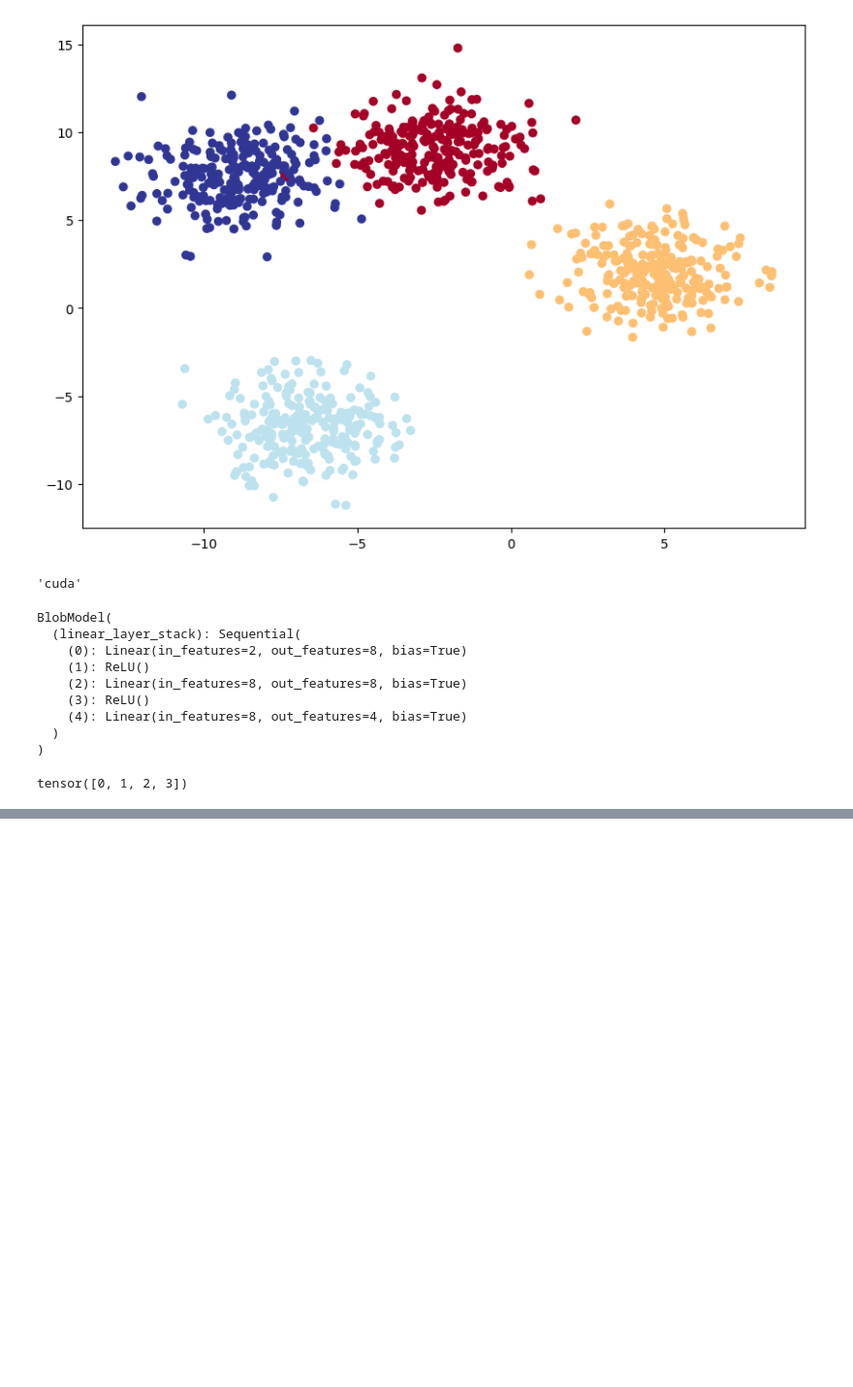
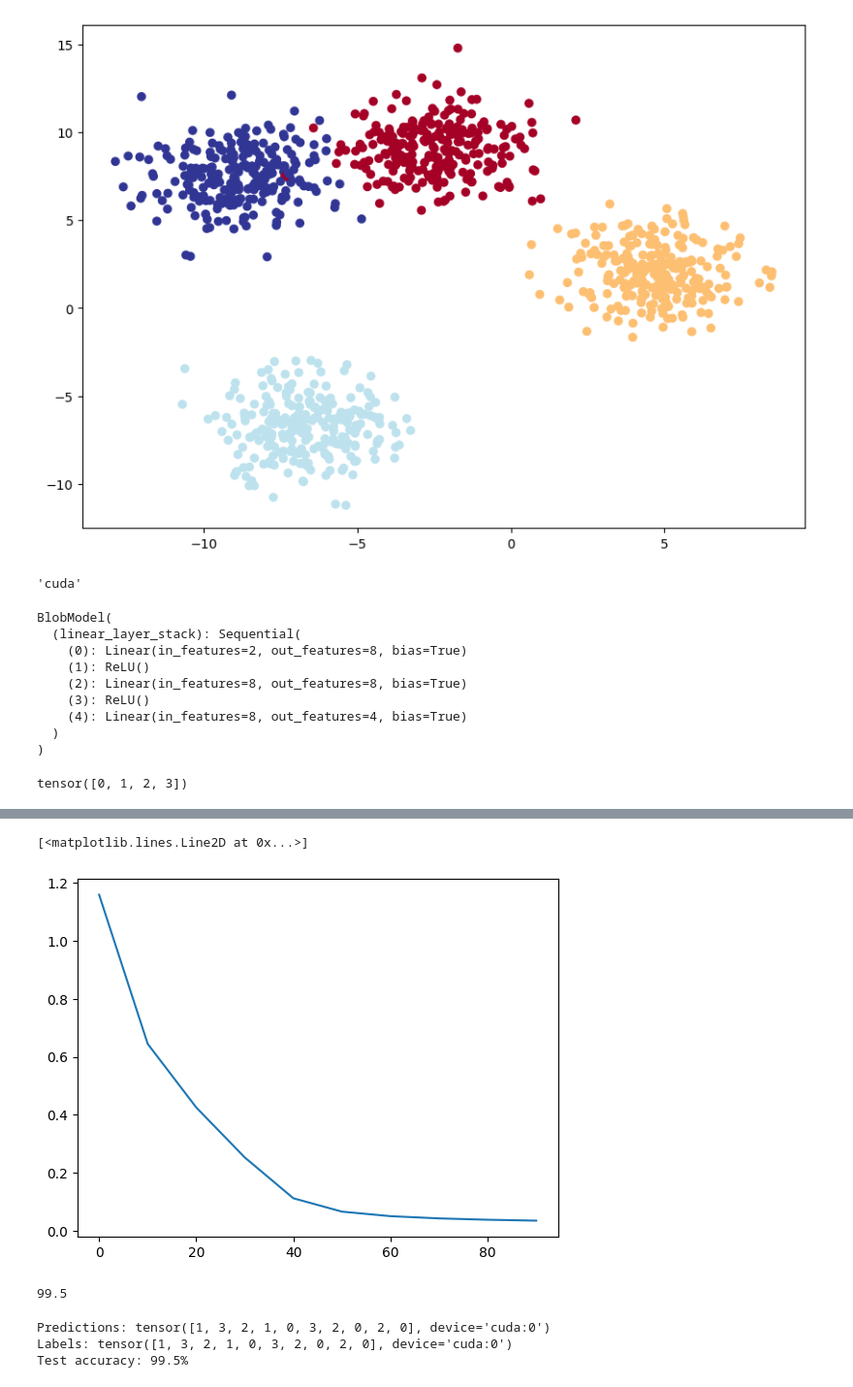
Before and after one commit to greg881203/Pytorch, a Jupyter notebook: Classification.ipynb, the cells around one changed output, grey strips where cells are left out. Shown: that part at 97% size. Saved outputs shown, nothing was run; the diff lists cells and outputs as text; code cells hidden in the pictures; blank space fills up the shorter version.

```diff
--- a/Classification.ipynb
+++ b/Classification.ipynb
@@ -762,7 +762,7 @@ class BlobModel (nn.Module):
 
     )
   def forward(self , x):
-    return linear_layer_stack(x)
+    return self.linear_layer_stack(x)
 
 model_4 = BlobModel( input_features=2,
             output_features=4,
@@ -788,0 +804,8 @@ optimizer = torch.optim.SGD(model_4.parameters(),lr=0.1)# exercise: try changing
+# %%
+# Make prediction logits with model
+y_logits = model_4(X_blob_test.to(device))
+
+# Perform softmax calculation on logits across dimension 1 to get prediction probabilities
+y_pred_probs = torch.softmax(y_logits, dim=1)  #預測後再經由sofmax 產生0-1數值
+print(y_logits[:5])
+print(y_pred_probs[:5])
@@ -788,0 +906,33 @@ optimizer = torch.optim.SGD(model_4.parameters(),lr=0.1)# exercise: try changing
+# %%
+t = np.array(torch.tensor(train_lossvalue).numpy())
+# %%
+plt.plot(epoch_count , t)
+# %% [output]
+[<matplotlib.lines.Line2D at 0x...>]
+[figure, added]
+# %%
+# Make predictions
+model_4.eval()
+with torch.inference_mode():
+    y_logits = model_4(X_blob_test)
+
+# View the first 10 predictions
+test = torch.softmax(y_logits, dim=1).argmax(dim=1)
+test ,y_blob_test
+accuracy_fn(y_blob_test ,test)
+# %% [output]
+99.5
+# %%
+# Turn predicted logits in prediction probabilities
+y_pred_probs = torch.softmax(y_logits, dim=1)
+
+# Turn prediction probabilities into prediction labels
+y_preds = y_pred_probs.argmax(dim=1)
+
+# Compare first 10 model preds and test labels
+print(f"Predictions: {y_preds[:10]}\nLabels: {y_blob_test[:10]}")
+print(f"Test accuracy: {accuracy_fn(y_true=y_blob_test, y_pred=y_preds)}%")
+# %% [output]
+Predictions: tensor([1, 3, 2, 1, 0, 3, 2, 0, 2, 0], device='cuda:0')
+Labels: tensor([1, 3, 2, 1, 0, 3, 2, 0, 2, 0], device='cuda:0')
+Test accuracy: 99.5%
```
Also changed, not shown: parts of 21 cells of this notebook.
